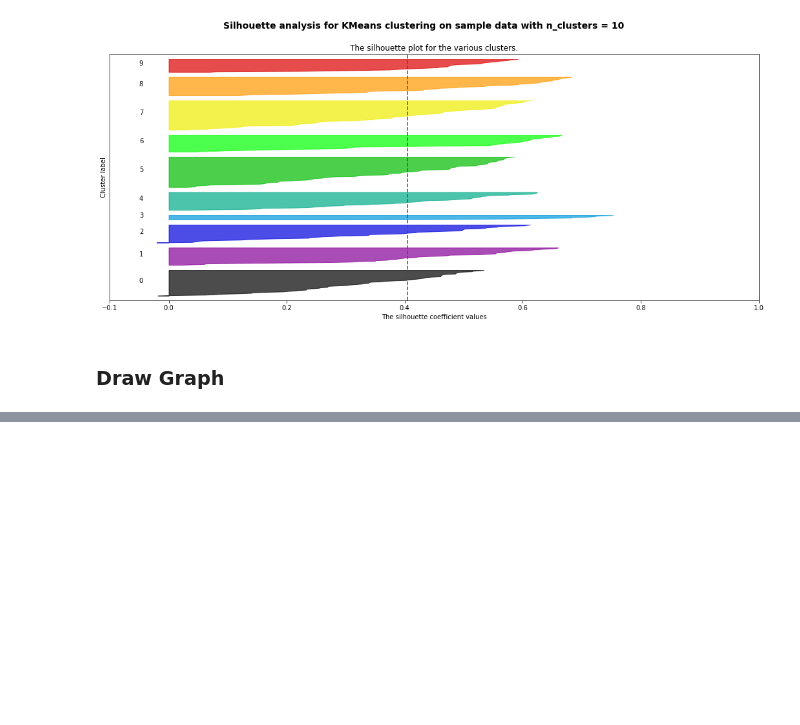
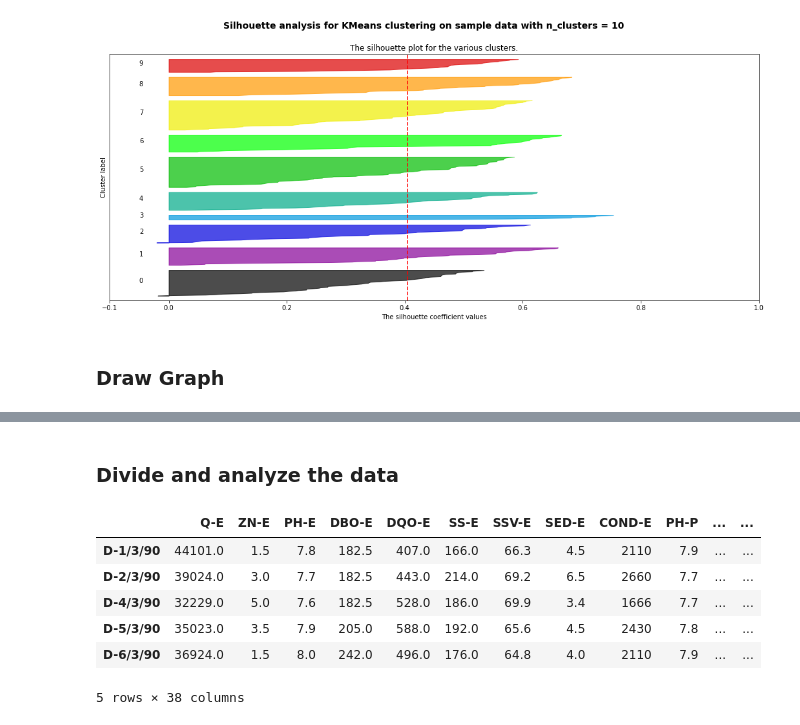
Before and after one commit to alam3211/DataMiningKmeansCluster, a Jupyter notebook: Final Project.ipynb, the cells around one changed output, grey strips where cells are left out. Saved outputs shown, nothing was run; the diff lists cells and outputs as text; code cells hidden in the pictures; blank space fills up the shorter version.

```diff
--- a/Final Project.ipynb
+++ b/Final Project.ipynb
@@ -337,0 +338,28 @@ plt.legend()
+# %% [markdown]
+### Divide and analyze the data
+# %%
+import seaborn as sns
+df = dataset_median
+X = df[["Q-E","ZN-E","PH-E","DBO-E","DQO-E","SS-E","SSV-E","SED-E","COND-E",
+        "PH-P","DBO-P","SS-P","SSV-P","SED-P","COND-P","PH-D","DBO-D","DQO-D","SS-D"
+        ,"SSV-D","SED-D","COND-D","PH-S","DBO-S","SQO-S","SS-S","SSV-S","SED-S","COND-S"
+        ,"RD-DBO-P","RD-SS-P","RD-SED-P","RD-DBO-S","RD-DQO-S","RD-DBO-G","RD-DQO-G"
+        ,"RD-SS-G","RD-SED-G"]]
+
+clusters = KMeans(4)  # 4 clusters!
+clusters.fit( X )
+clusters.cluster_centers_
+clusters.labels_
+
+df['cluster'] = clusters.labels_
+#
+df.sort_values(by=['cluster'],ascending = True)
+X.head()
+# %% [output]
+|  | Q-E | ZN-E | PH-E | DBO-E | DQO-E | SS-E | SSV-E | SED-E | COND-E | PH-P | ... | ... |
+| D-1/3/90 | 44101.0 | 1.5 | 7.8 | 182.5 | 407.0 | 166.0 | 66.3 | 4.5 | 2110 | 7.9 | ... | ... |
+| D-2/3/90 | 39024.0 | 3.0 | 7.7 | 182.5 | 443.0 | 214.0 | 69.2 | 6.5 | 2660 | 7.7 | ... | ... |
+| D-4/3/90 | 32229.0 | 5.0 | 7.6 | 182.5 | 528.0 | 186.0 | 69.9 | 3.4 | 1666 | 7.7 | ... | ... |
+| D-5/3/90 | 35023.0 | 3.5 | 7.9 | 205.0 | 588.0 | 192.0 | 65.6 | 4.5 | 2430 | 7.8 | ... | ... |
+| D-6/3/90 | 36924.0 | 1.5 | 8.0 | 242.0 | 496.0 | 176.0 | 64.8 | 4.0 | 2110 | 7.9 | ... | ... |
+5 rows × 38 columns
```
Also changed, not shown: parts of 5 cells of this notebook.
